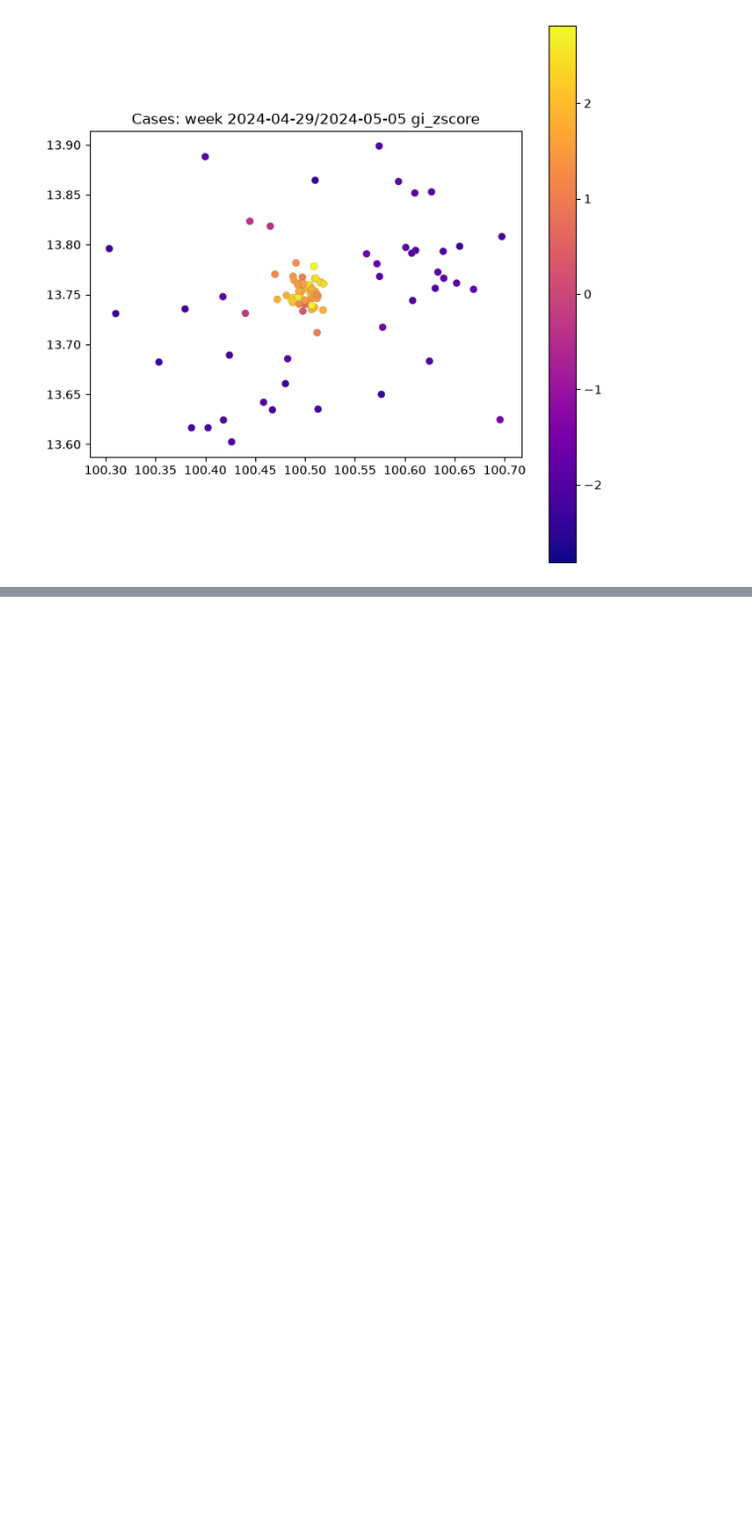
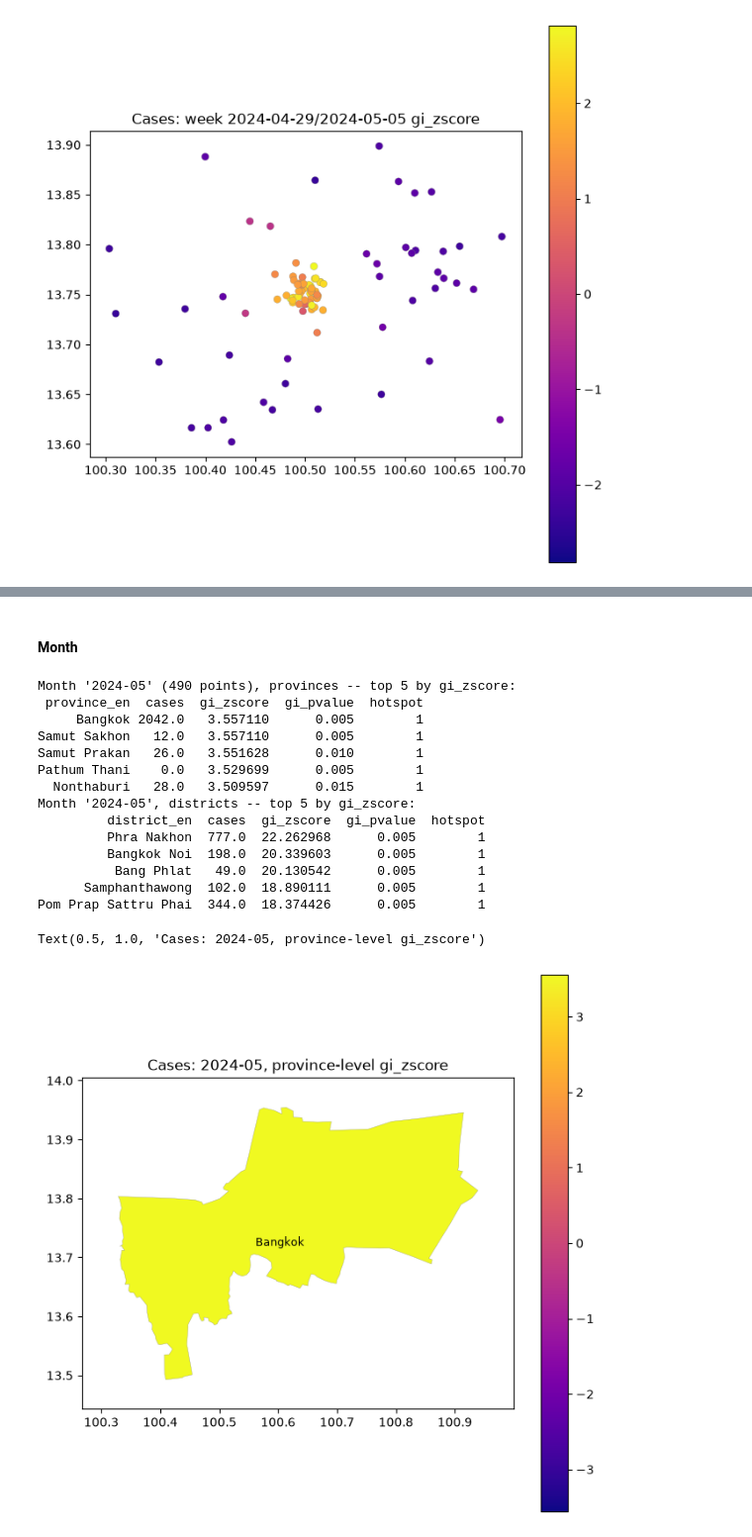
Before and after one commit to nongwarodom/spatialdetection, a Jupyter notebook: notebooks/quickstart.ipynb, the cells around one changed output, grey strips where cells are left out. Shown at 99% size. Drawn from its saved outputs; the diff is of its cells as text; code cells hidden in the pictures; blank space fills up the shorter version.

```diff
--- a/notebooks/quickstart.ipynb
+++ b/notebooks/quickstart.ipynb
@@ -560,19 +479,0 @@ their outbreak province's capital district most brightly.
-# %%
-month_provinces = {
-    "2024-05": ("TH50", "Chiang Mai"),
-    "2024-06": ("TH84", "Surat Thani"),
-    "2024-07": ("TH40", "Khon Kaen"),
-}
-for month, (province_code, province_en) in month_provinces.items():
-    month_df = moving_df[moving_df["month"] == month]
-    with warnings.catch_warnings():
-        warnings.simplefilter("ignore", UserWarning)
-        month_district = district_hotspots(month_df, k=5, permutations=199)
-    plot_hotspots(
-        month_district,
-        province=province_code,
-        cmap="inferno",
-        show_labels=True,
-        label_fontsize=6,
-        label_color="white",
-    ).set_title(f"Cases: {month}, {province_en} districts, gi_zscore")
@@ -635,0 +570,34 @@ Text(0.5, 1.0, 'Cases: 2024-05, Bangkok districts, gi_zscore')
+# %% [markdown]
+#### Month
+# %%
+month_binned = time_bin_label(time_df["reported_at"], timeframe="month")
+first_month = sorted(month_binned.unique())[0]
+month_df_bangkok = time_df[month_binned == first_month]
+with warnings.catch_warnings():
+    warnings.simplefilter("ignore", UserWarning)
+    month_province = province_hotspots(month_df_bangkok, value_col="cases", k=5, permutations=199)
+    month_district = district_hotspots(month_df_bangkok, value_col="cases", k=5, permutations=199)
+
+print_top(month_province, "province_en", f"Month {first_month!r} ({len(month_df_bangkok)} points), provinces", value_col="cases")
+print_top(month_district, "district_en", f"Month {first_month!r}, districts", value_col="cases")
+
+plot_hotspots(
+    month_province, province="TH10", cmap="plasma", show_labels=True, label_fontsize=9, label_color="black"
+).set_title(f"Cases: {first_month}, province-level gi_zscore")
+# %% [output]
+Month '2024-05' (490 points), provinces -- top 5 by gi_zscore:
+ province_en  cases  gi_zscore  gi_pvalue  hotspot
+     Bangkok 2042.0   3.557110      0.005        1
+Samut Sakhon   12.0   3.557110      0.005        1
+Samut Prakan   26.0   3.551628      0.010        1
+Pathum Thani    0.0   3.529699      0.005        1
+  Nonthaburi   28.0   3.509597      0.015        1
+Month '2024-05', districts -- top 5 by gi_zscore:
+         district_en  cases  gi_zscore  gi_pvalue  hotspot
+         Phra Nakhon  777.0  22.262968      0.005        1
+         Bangkok Noi  198.0  20.339603      0.005        1
+          Bang Phlat   49.0  20.130542      0.005        1
+      Samphanthawong  102.0  18.890111      0.005        1
+Pom Prap Sattru Phai  344.0  18.374426      0.005        1
+Text(0.5, 1.0, 'Cases: 2024-05, province-level gi_zscore')
+[figure, added]
```
Also changed, not shown: parts of 33 cells of this notebook, 2 other files.
